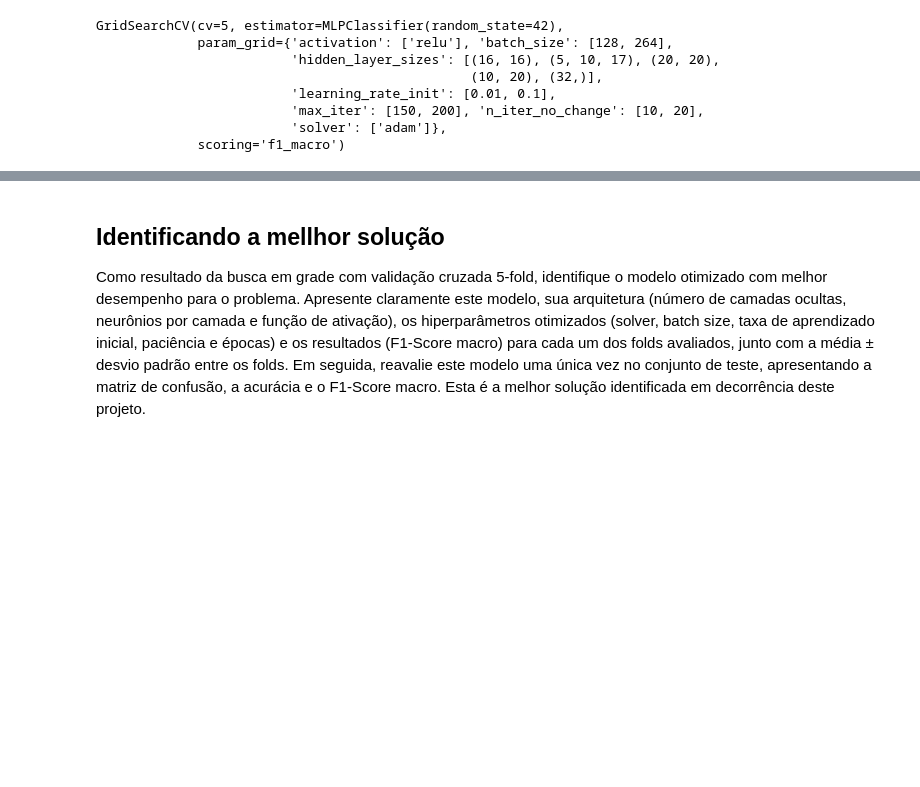
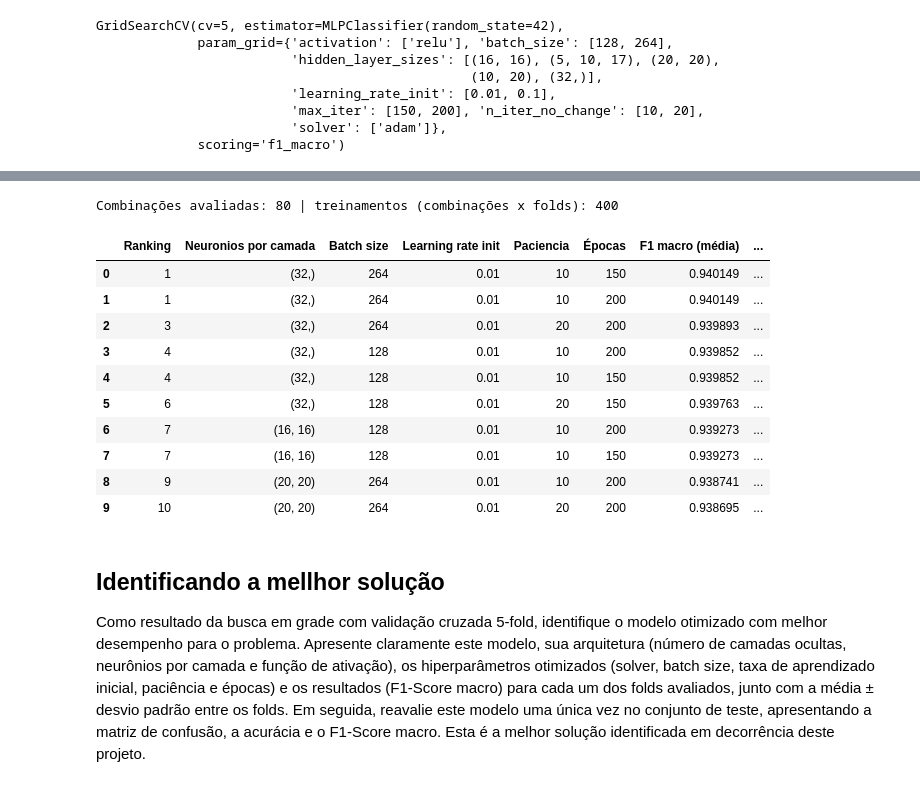
Before and after one commit to ViniciusCastroCoutinho/RNA_PP2.2, a Jupyter notebook: PP2_2_3_Validação_Cruzada_e_Busca_em_Grade.ipynb, the cells around one changed output, grey strips where cells are left out. Cells and saved outputs as stored; diff of their text form; code cells hidden in the pictures; blank space fills up the shorter version.

```diff
--- a/PP2_2_3_Validação_Cruzada_e_Busca_em_Grade.ipynb
+++ b/PP2_2_3_Validação_Cruzada_e_Busca_em_Grade.ipynb
@@ -179,6 +155,54 @@ Na elaboração da busca em grade, vamos avaliar os modelos propostos segundo um
 <img src="https://ethen8181.github.io/machine-learning/model_selection/img/kfolds.png" width="600">
 
 Considerando a métrica de desempenho F1-Score (com média macro, dado que o problema possui 7 classes), considere a validação cruzada 5-fold estratificada para aferir os resultados da busca em grade anterior, realizada *apenas com o conjunto de treinamento*. O conjunto de teste deve ser utilizado uma única vez, para avaliar a melhor configuração encontrada.
+# %%
+y_train_classes = y_train.argmax(axis=1)
+
+skf = StratifiedKFold(n_splits=5, shuffle=True, random_state=RANDOM_STATE)
+folds = list(skf.split(X_train, y_train_classes))
+
+grid_search = GridSearchCV(
+    MLPClassifier(random_state=RANDOM_STATE),
+    param_grid=parameters,
+    scoring="f1_macro",
+    cv=folds,
+    n_jobs=-1,
+    refit=True,  # reajusta a melhor combinação com todo o conjunto de treinamento
+)
+
+with warnings.catch_warnings():
+    warnings.simplefilter("ignore", category=ConvergenceWarning)
+    grid_search.fit(X_train, y_train)
+
+n_comb = len(grid_search.cv_results_["params"])
+print(f"Combinações avaliadas: {n_comb} | treinamentos (combinações x folds): {n_comb * skf.get_n_splits()}")
+
+resultados = pd.DataFrame(grid_search.cv_results_)
+colunas = {
+    "rank_test_score": "Ranking",
+    "param_hidden_layer_sizes": "Neuronios por camada",
+    "param_batch_size": "Batch size",
+    "param_learning_rate_init": "Learning rate init",
+    "param_n_iter_no_change": "Paciencia",
+    "param_max_iter": "Épocas",
+    "mean_test_score": "F1 macro (média)",
+    "std_test_score": "F1 macro (desvio)",
+}
+top10 = resultados.sort_values("rank_test_score")[list(colunas)].head(10).rename(columns=colunas)
+top10.reset_index(drop=True)
+# %% [output]
+Combinações avaliadas: 80 | treinamentos (combinações x folds): 400
+|  | Ranking | Neuronios por camada | Batch size | Learning rate init | Paciencia | Épocas | F1 macro (média) | ... |
+| 0 | 1 | (32,) | 264 | 0.01 | 10 | 150 | 0.940149 | ... |
+| 1 | 1 | (32,) | 264 | 0.01 | 10 | 200 | 0.940149 | ... |
+| 2 | 3 | (32,) | 264 | 0.01 | 20 | 200 | 0.939893 | ... |
+| 3 | 4 | (32,) | 128 | 0.01 | 10 | 200 | 0.939852 | ... |
+| 4 | 4 | (32,) | 128 | 0.01 | 10 | 150 | 0.939852 | ... |
+| 5 | 6 | (32,) | 128 | 0.01 | 20 | 150 | 0.939763 | ... |
+| 6 | 7 | (16, 16) | 128 | 0.01 | 10 | 200 | 0.939273 | ... |
+| 7 | 7 | (16, 16) | 128 | 0.01 | 10 | 150 | 0.939273 | ... |
+| 8 | 9 | (20, 20) | 264 | 0.01 | 10 | 200 | 0.938741 | ... |
+| 9 | 10 | (20, 20) | 264 | 0.01 | 20 | 200 | 0.938695 | ... |
 # %% [markdown]
 ## Identificando a mellhor solução
 
```
Also changed, not shown: parts of 5 cells of this notebook.
